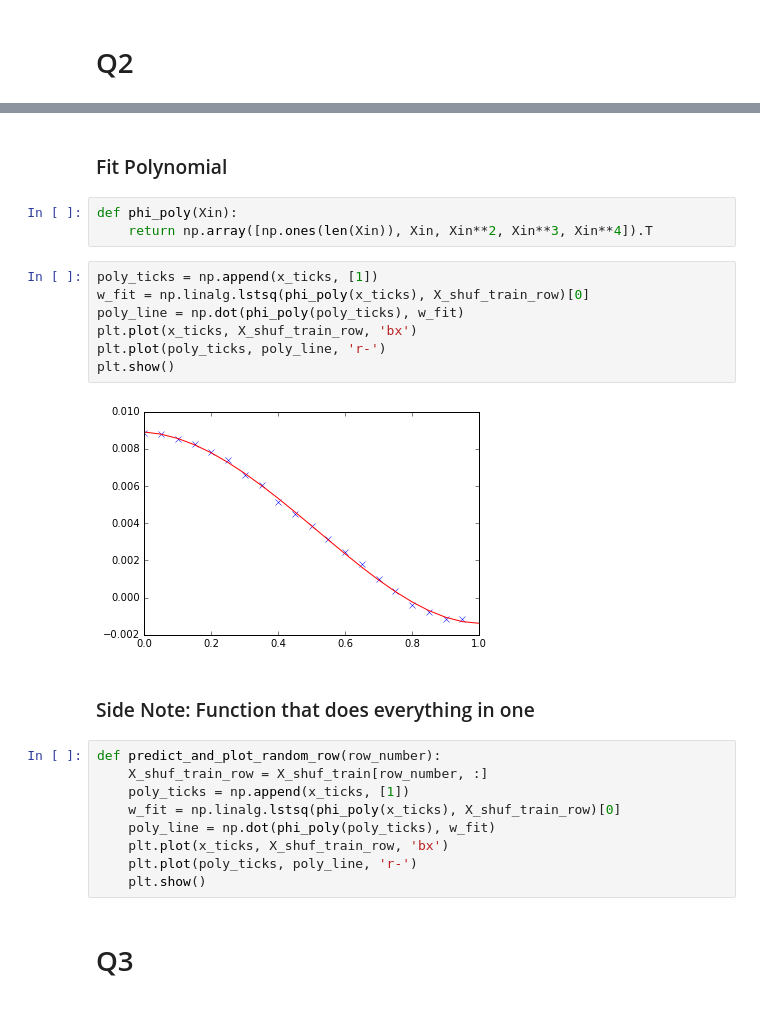
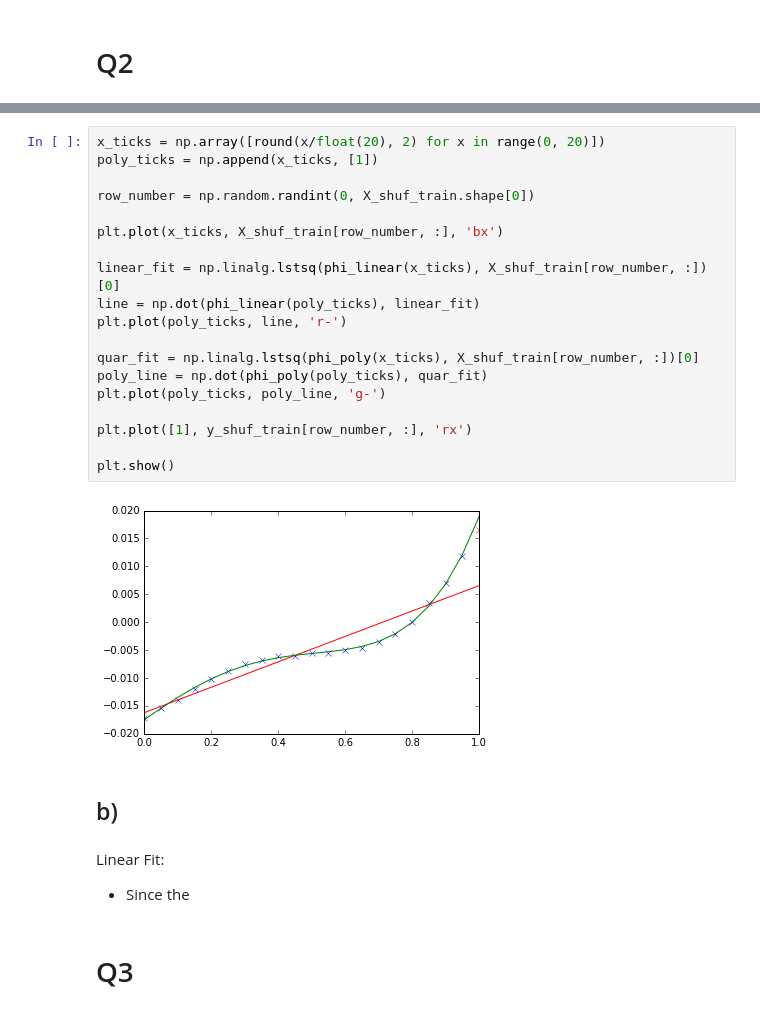
Before and after one commit to tjcdev/mlpr-assignment1, a Jupyter notebook: assignment.ipynb, the cells around one changed output, grey strips where cells are left out. Cells and saved outputs as stored; diff of their text form.

```diff
--- a/assignment.ipynb
+++ b/assignment.ipynb
@@ -157,28 +90,29 @@ plt.show()
-# %% [markdown]
-### Fit Polynomial
-# %%
-def phi_poly(Xin):
-    return np.array([np.ones(len(Xin)), Xin, Xin**2, Xin**3, Xin**4]).T
-# %%
-poly_ticks = np.append(x_ticks, [1])
-w_fit = np.linalg.lstsq(phi_poly(x_ticks), X_shuf_train_row)[0]
-poly_line = np.dot(phi_poly(poly_ticks), w_fit)
-plt.plot(x_ticks, X_shuf_train_row, 'bx')
-plt.plot(poly_ticks, poly_line, 'r-')
-plt.show()
-# %% [output]
-[figure, removed]
-# %% [markdown]
-### Side Note: Function that does everything in one
-# %%
-def predict_and_plot_random_row(row_number):
-    X_shuf_train_row = X_shuf_train[row_number, :]
-    poly_ticks = np.append(x_ticks, [1])
-    w_fit = np.linalg.lstsq(phi_poly(x_ticks), X_shuf_train_row)[0]
-    poly_line = np.dot(phi_poly(poly_ticks), w_fit)
-    plt.plot(x_ticks, X_shuf_train_row, 'bx')
-    plt.plot(poly_ticks, poly_line, 'r-')
-    plt.show()
+# %%
+x_ticks = np.array([round(x/float(20), 2) for x in range(0, 20)])
+poly_ticks = np.append(x_ticks, [1])
+
+row_number = np.random.randint(0, X_shuf_train.shape[0])
+
+plt.plot(x_ticks, X_shuf_train[row_number, :], 'bx')
+
+linear_fit = np.linalg.lstsq(phi_linear(x_ticks), X_shuf_train[row_number, :])[0]
+line = np.dot(phi_linear(poly_ticks), linear_fit)
+plt.plot(poly_ticks, line, 'r-')
+
+quar_fit = np.linalg.lstsq(phi_poly(x_ticks), X_shuf_train[row_number, :])[0]
+poly_line = np.dot(phi_poly(poly_ticks), quar_fit)
+plt.plot(poly_ticks, poly_line, 'g-')
+
+plt.plot([1], y_shuf_train[row_number, :], 'rx')
+
+plt.show()
+# %% [output]
+[figure, added]
+# %% [markdown]
+## b)
+# %% [markdown]
+Linear Fit:
+- Since the
 # %% [markdown]
 # Q3
 # %% [markdown]
```
Also changed, not shown: parts of 21 cells of this notebook.
